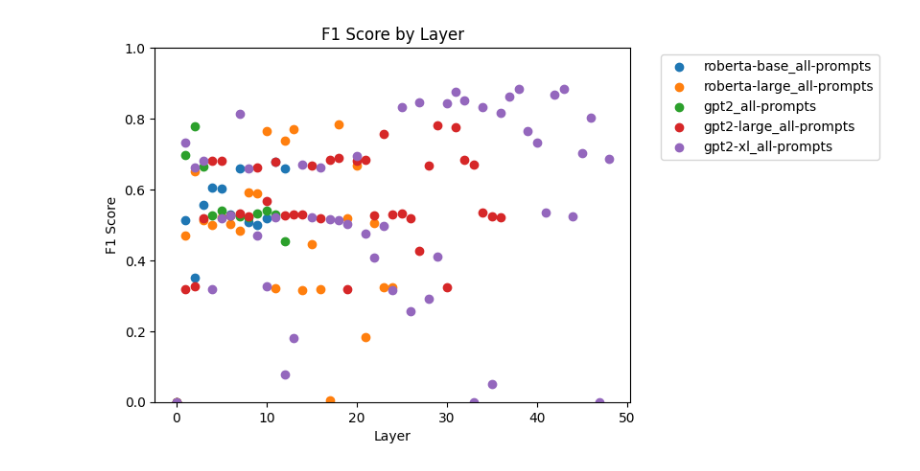
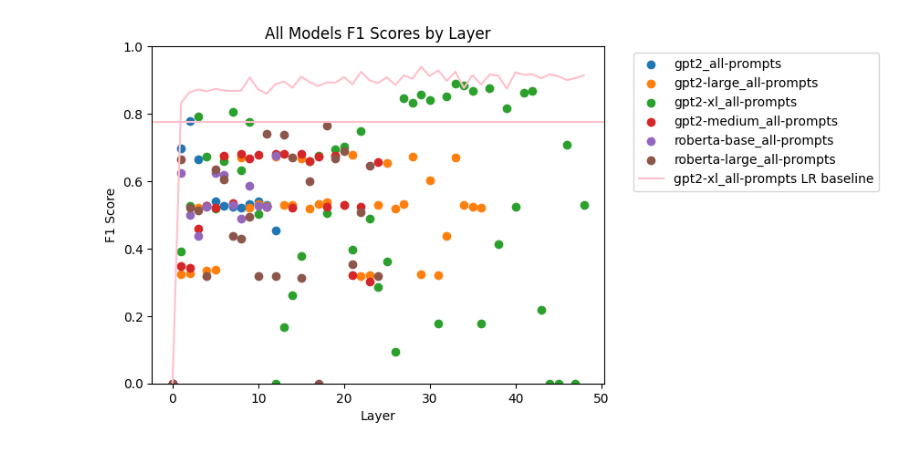
Before and after one commit to danyoungday/6998latentbias, a Jupyter notebook: analysis.ipynb, the cells around one changed output. Saved outputs shown, nothing was run; the diff lists cells and outputs as text; code cells hidden in the pictures.

Commit message:
Move some results around. Added encoder/decoder code

```diff
--- a/analysis.ipynb
+++ b/analysis.ipynb
@@ -4,8 +4,9 @@ import numpy as np
 import matplotlib.pyplot as plt
 # %%
 EPS = 1e-4
+BASELINE_F1 = 0.7758620689655172
 # %%
-def compare_models(results_list):
+def compare_models(results_list, compare_lr=False, title="F1 Score by Layer"):
     results_dir = os.path.join(os.getcwd(), "results")
     for result in results_list:
         result_dir = os.path.join(results_dir, result)
@@ -13,23 +14,19 @@ def compare_models(results_list):
         plt.scatter(range(len(ccs_f1s)), ccs_f1s, label=result)
         #plt.plot(range(len(ccs_f1s)), ccs_f1s)
 
+    if compare_lr:
+        result_dir = os.path.join(os.getcwd(), "results/gpt2-xl_all-prompts")
+        lr_f1s = np.load(os.path.join(result_dir, "lr_f1s.npy"))
+        plt.plot(range(len(lr_f1s)), lr_f1s, label="gpt2-xl_all-prompts LR baseline", color="pink")
+
     ax = plt.gca()
     ax.legend(bbox_to_anchor=(1.05, 1))
 
-    # plt.axhline(y=0.5, color="r", linestyle="-")
+    plt.axhline(y=BASELINE_F1, color="pink", linestyle="-")
     # Set range
     plt.ylim(0, 1)
-    plt.title("F1 Score by Layer")
+    plt.title(title)
     plt.xlabel("Layer")
     plt.ylabel("F1 Score")
 
     plt.show()
-# %%
-results_list = ["roberta-base_all-prompts",
-                "roberta-large_all-prompts",
-                "gpt2_all-prompts",
-                "gpt2-large_all-prompts",
-                "gpt2-xl_all-prompts"]
-compare_models(results_list)
-# %% [output]
-[figure, removed]
@@ -35,0 +54,11 @@ compare_models(results_list)
+# %%
+results_list = ["gpt2_all-prompts",
+                "gpt2-large_all-prompts",
+                "gpt2-xl_all-prompts",
+                "gpt2-medium_all-prompts",
+                "roberta-base_all-prompts",
+                "roberta-large_all-prompts"]
+compare_models(results_list, compare_lr=True, title="All Models F1 Scores by Layer")
+#plot_lr_ccs_diffs(["gpt2-xl_all-prompts"])
+# %% [output]
+[figure, added]
```
Also changed, not shown: parts of 1 cell of this notebook, 53 other files.
